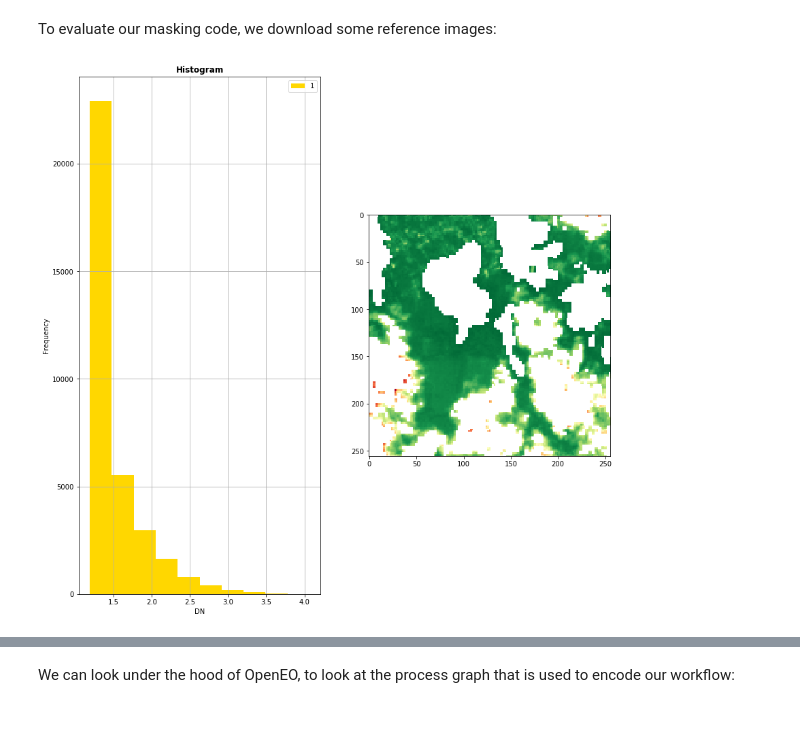
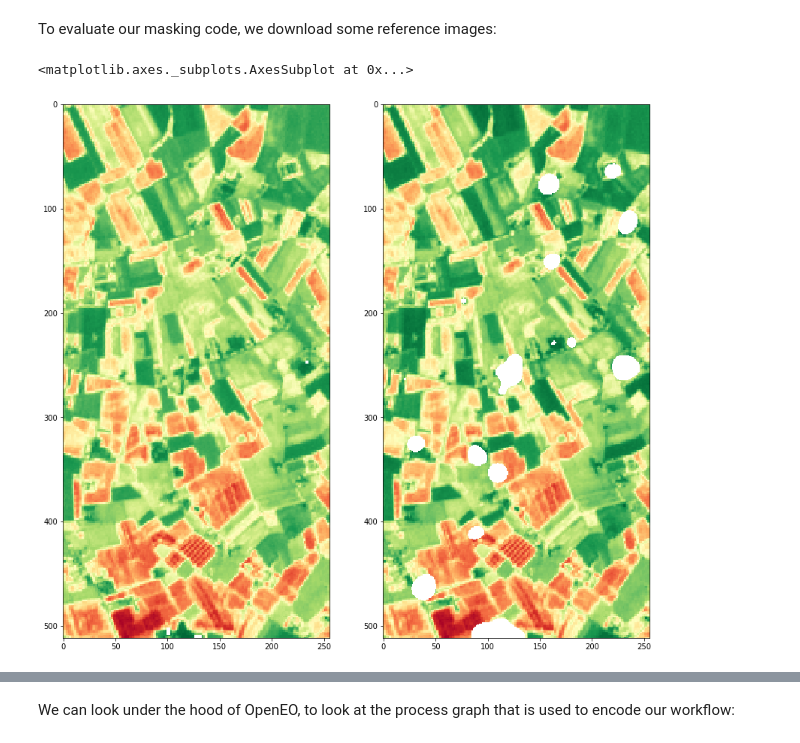
Before and after one commit to Open-EO/openeo-processes, a Jupyter notebook: examples/phenology-uc2/Phenology.ipynb, the cells around one changed output, grey strips where cells are left out. Cells and saved outputs as stored; diff of their text form; code cells hidden in the pictures.

Commit message:
latest updates to OpenEO 0.4.0 demos

```diff
--- a/examples/phenology-uc2/Phenology.ipynb
+++ b/examples/phenology-uc2/Phenology.ipynb
@@ -134,21 +145,28 @@ mask
 # %% [markdown]
 To evaluate our masking code, we download some reference images:
 # %%
-date = "2017-08-21"
-mask_for_date = mask.date_range_filter(date,date)
+date = "2018-07-25"
+mask_for_date = mask_extended.date_range_filter(date,date)
 # %%
 mask_for_date.download("mask%s.tiff"%date,format='GTIFF')
 s2_sceneclassification.date_range_filter(date,date).download("scf%s.tiff"%date,format='GTIFF')
 evi_cube_nodate.date_range_filter(date,date).download("evi_unmasked%s.tiff"%date,format='GTIFF')
 evi_cube_nodate.date_range_filter(date,date).mask(rastermask=mask_for_date,replacement=np.nan).download("masked%s.tiff"%date,format='GTIFF')
+# %%
+from rasterio.plot import show, show_hist
+import rasterio
+with rasterio.open("evi_unmasked%s.tiff"%date) as src:
+    band_unmasked = src.read(1)
+
+
+with rasterio.open("masked%s.tiff"%date) as src:
+    band_masked = src.read(1)
 # %%
-from rasterio.plot import show, show_hist
-import rasterio
 import matplotlib.pyplot as pyplot
 fig, (axr, axg) = pyplot.subplots(1,2, figsize=(14,14))
-with rasterio.open("evi_unmasked%s.tiff"%date) as src:
-    band = src.read(1)
-    show(band,ax=axg,cmap='RdYlGn_r')
-    show_hist(band,ax=axr)
+
+show(band_unmasked,ax=axr,cmap='RdYlGn_r')
+show(band_masked,ax=axg,cmap='RdYlGn_r')
 # %% [output]
+<matplotlib.axes._subplots.AxesSubplot at 0x...>
-[figure, old version]
+[figure, new version]
```
Also changed, not shown: parts of 26 cells of this notebook, 3 other files.
